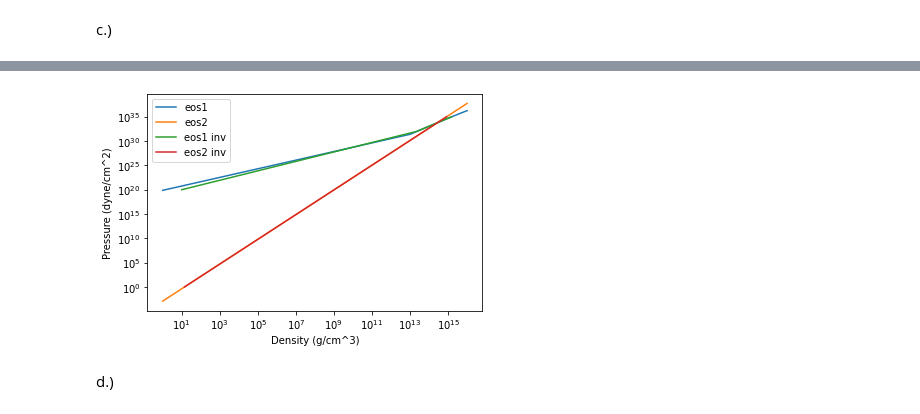
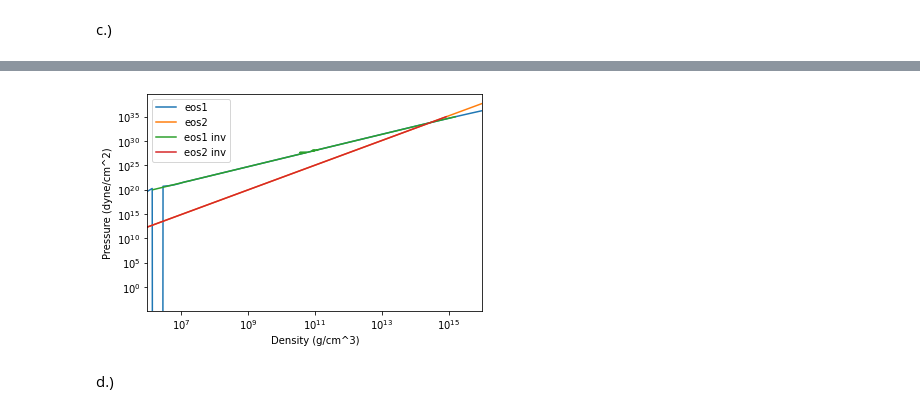
Before and after one commit to thomas-03/homework, a Jupyter notebook: 5460/homework10.ipynb, the cells around one changed output, grey strips where cells are left out. Cells and saved outputs as stored; diff of their text form; code cells hidden in the pictures.

```diff
--- a/5460/homework10.ipynb
+++ b/5460/homework10.ipynb
@@ -28,8 +28,7 @@ from astropy.io import fits
 part b.)
 # %%
 def eos1(rho):
-    x = hbar*(3*np.pi**2*rho/mn)**(1/3)/ (mn*c)
-    n_n = (x**3)/(3*(np.pi**2)*(hbar/(mn*c))**3)
+    x = hbar*((3*np.pi**2*rho/mn)**(1/3))/ (mn*c)
     phi = (1/(8*np.pi**2))*(x*np.sqrt(1+x**2)*(2*(x**2)/3 -1)+np.log(x+np.sqrt(1+x**2)))
     P = (mn*(c**2)/(hbar/(mn*c))**3)*phi
     return P
@@ -38,7 +37,7 @@ def eos2(rho):
     #n is in cm^-3
     return 5.83e35*((rho*1e-39/mn)**(2.54))
 # %%
-rho = np.linspace(1e0,1e16,1000)
+rho = np.logspace(0,16,1000)
 P1 = eos1(rho)
 P2 = eos2(rho)
 plt.plot(rho,P1,label='eos1')
@@ -66,20 +66,27 @@ def eos2_zero(rho,Pin):
     return 5.83e35*((rho*1e-39/mn)**(2.54)) - Pin
 # %%
 def get_rho_from_P_eos1(P):
-    guessRho = (P-1e10)/1e19
+    #guessRho = (P-1e10)/1e19
+    guessRho = np.copy(P)
+    guessRho_nonRel = (P/(5.3802e9))**(3/5)
+    guessRho_rel = (P/(1.2293e15))**(3/4)
+
+    guessRho[guessRho_rel<6e15] = guessRho_nonRel[guessRho_rel<6e15]
+    guessRho[guessRho_rel>=6e15] = guessRho_rel[guessRho_rel>=6e15]
+
     rho1 = opt.fsolve(eos1_zero,guessRho,args= (P))
     return rho1
 # %%
-rho = np.linspace(1e0,1e16,1000)
+rho = np.logspace(0,16,100)
 P1 = eos1(rho)
 P2 = eos2(rho)
 plt.plot(rho,P1,label='eos1')
 plt.plot(rho,P2,label='eos2')
 
-P = np.linspace(1e20,1e35,1000)
+Pa = np.logspace(20,35,1000)
 #I got this guess just by eyeballing the plot and then messing around with it to get a linear approximation
-rho1 = get_rho_from_P_eos1(P)
-plt.plot(rho1,P,label='eos1 inv')
+rho1 = get_rho_from_P_eos1(Pa)
+plt.plot(rho1,Pa,label='eos1 inv')
 
 P = np.linspace(1e0,1e35,1000)
 guessRho2 = ((P/5.83e35)**(1/2.54))*mn*1e39
@@ -88,6 +95,7 @@ plt.xscale('log')
 plt.yscale('log')
 plt.xlabel('Density (g/cm^3)')
 plt.ylabel('Pressure (dyne/cm^2)')
+plt.xlim(1e6,1e16)
 plt.legend()
 plt.show()
 # %% [output]
@@ -94,4 +103,4 @@ plt.show()
-[figure, old version]
+[figure, new version]
 # %% [markdown]
 d.)
 # %%
```
Also changed, not shown: parts of 20 cells of this notebook, 1 other file.
